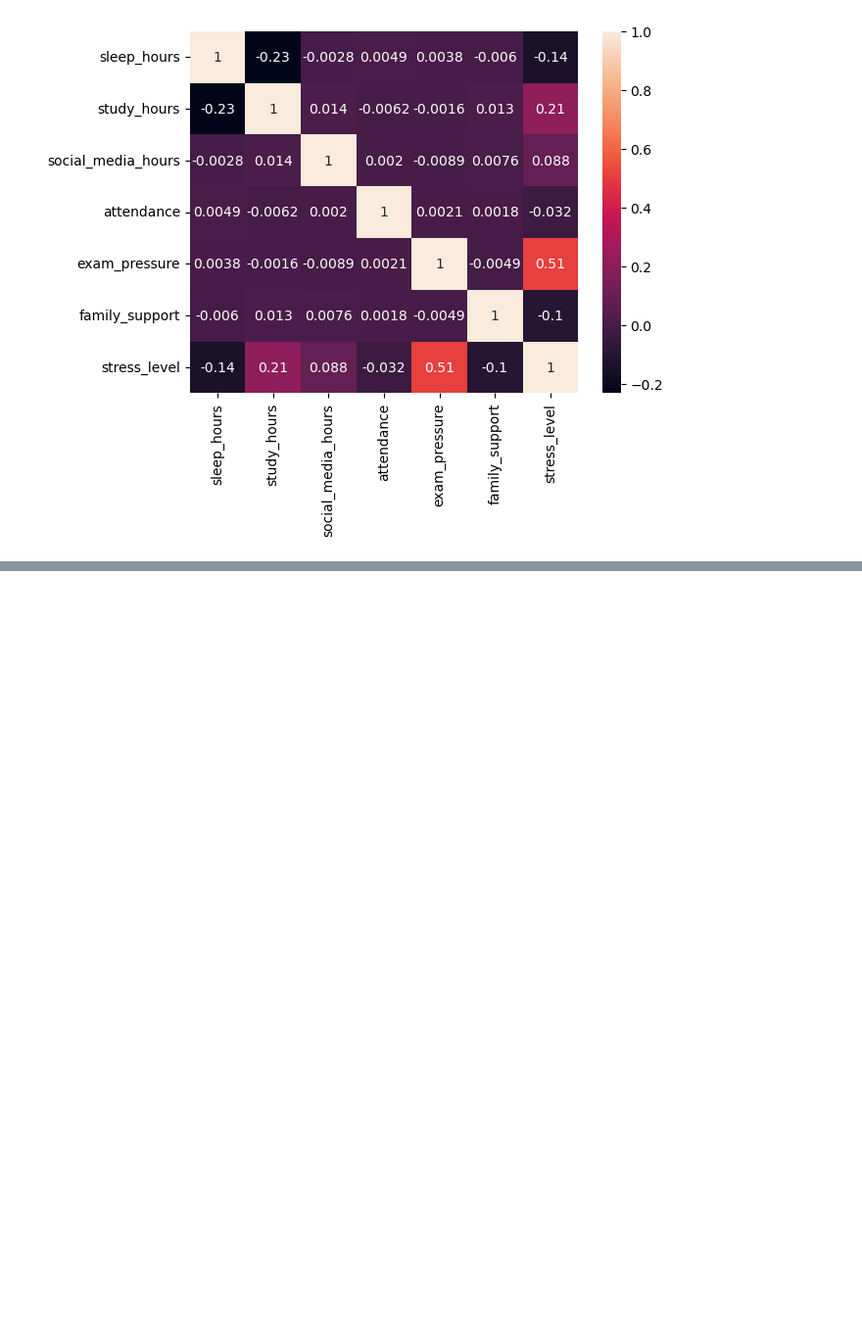
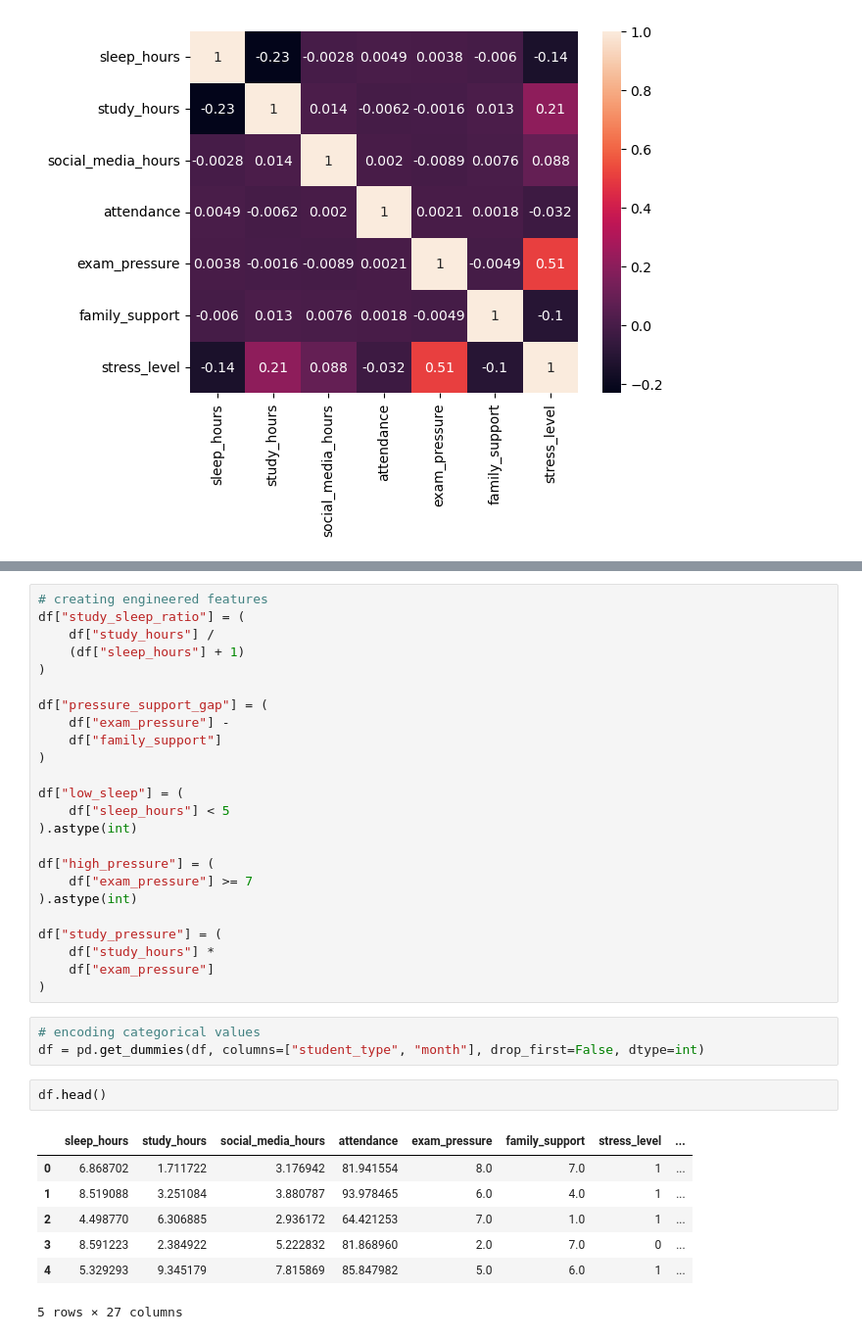
Before and after one commit to xamidovasadbekdev-arch/StudentLifestyleAndStressDataset, a Jupyter notebook: main.ipynb, the cells around one changed output, grey strips where cells are left out. Shown at 98% size. Drawn from its saved outputs; the diff is of its cells as text; blank space fills up the shorter version.

```diff
--- a/main.ipynb
+++ b/main.ipynb
@@ -603,0 +634,37 @@ sns.heatmap(df.corr(numeric_only=True), annot=True)
+# %%
+# creating engineered features
+df["study_sleep_ratio"] = (
+    df["study_hours"] /
+    (df["sleep_hours"] + 1)
+)
+
+df["pressure_support_gap"] = (
+    df["exam_pressure"] -
+    df["family_support"]
+)
+
+df["low_sleep"] = (
+    df["sleep_hours"] < 5
+).astype(int)
+
+df["high_pressure"] = (
+    df["exam_pressure"] >= 7
+).astype(int)
+
+df["study_pressure"] = (
+    df["study_hours"] *
+    df["exam_pressure"]
+)
+# %%
+# encoding categorical values
+df = pd.get_dummies(df, columns=["student_type", "month"], drop_first=False, dtype=int)
+# %%
+df.head()
+# %% [output]
+|  | sleep_hours | study_hours | social_media_hours | attendance | exam_pressure | family_support | stress_level | ... |
+| 0 | 6.868702 | 1.711722 | 3.176942 | 81.941554 | 8.0 | 7.0 | 1 | ... |
+| 1 | 8.519088 | 3.251084 | 3.880787 | 93.978465 | 6.0 | 4.0 | 1 | ... |
+| 2 | 4.498770 | 6.306885 | 2.936172 | 64.421253 | 7.0 | 1.0 | 1 | ... |
+| 3 | 8.591223 | 2.384922 | 5.222832 | 81.868960 | 2.0 | 7.0 | 0 | ... |
+| 4 | 5.329293 | 9.345179 | 7.815869 | 85.847982 | 5.0 | 6.0 | 1 | ... |
+5 rows × 27 columns
```
Also changed, not shown: parts of 35 cells of this notebook, 2 other files.
